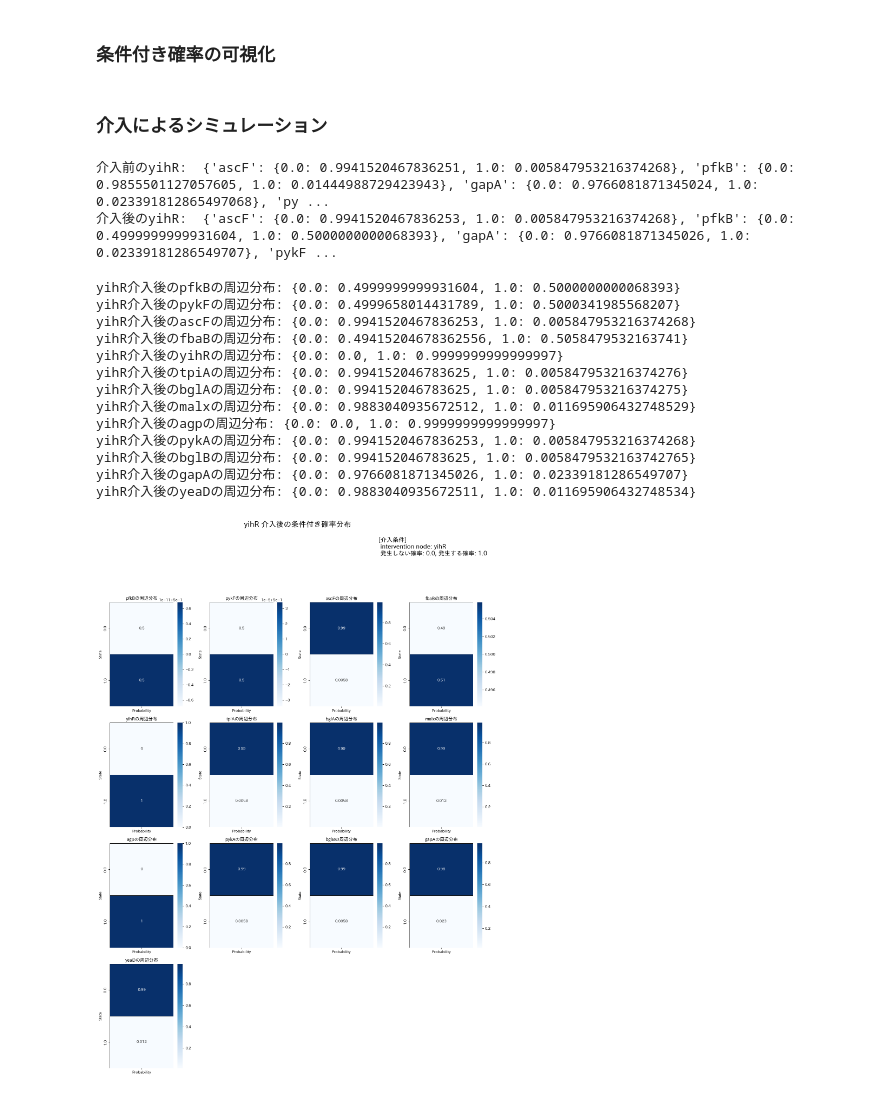
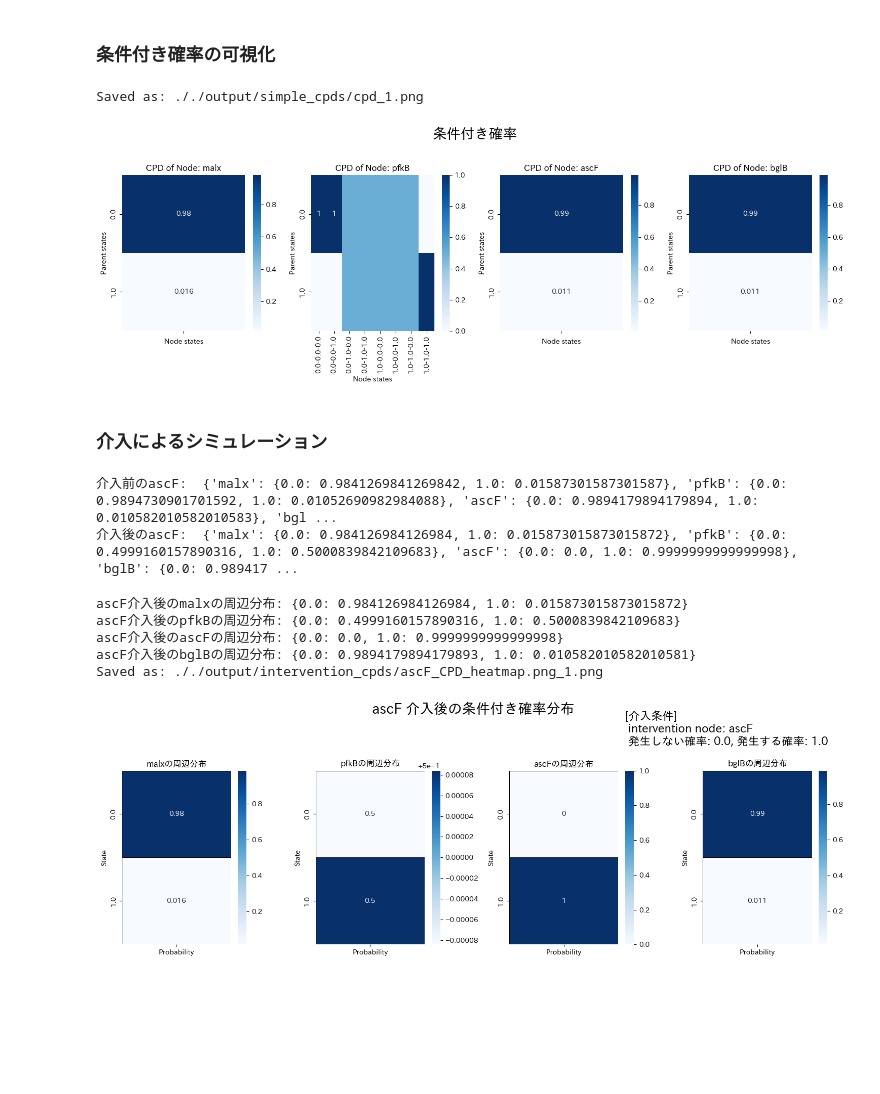
Before and after one commit to SanchanY/bn, a Jupyter notebook: work/bio_torch_CausalNext.ipynb, the cells around one changed output. Cells and saved outputs as stored; diff of their text form; code cells hidden in the pictures; blank space fills up the shorter version.

```diff
--- a/work/bio_torch_CausalNext.ipynb
+++ b/work/bio_torch_CausalNext.ipynb
@@ -198,7 +210,7 @@ print(study.best_params)
 ### 構造学習
 # %%
 # 中間層の数
-num_of_mid = 3
+num_of_mid = 2
 # 構造学習実行
 loss_value, best_sm = Learning(num_of_mid, study, normalized_df)
 
@@ -358,3 +332,39 @@ yeaD 1.0
+# %%
+# ノードの数に基づいてサブプロットの行と列の数を決定
+num_nodes = len(nodes)
+
+cols = 4  # 1行に表示するヒートマップの数
+rows = num_nodes // cols + (num_nodes % cols > 0)
+
+# サブプロットのグリッドを作成
+fig, axes = plt.subplots(rows, cols, figsize=(15, rows * 5))
+axes = axes.flatten()  # 1D配列に変換
+# ネットワークのタイトル
+plt.suptitle('条件付き確率', y=1.03, fontsize=20)
+
+for i, node in enumerate(nodes):
+    cpd = bn.cpds[node]
+    cpd_df = pd.DataFrame(cpd)
+
+    # 対応するサブプロットにヒートマップを描画
+    sns.heatmap(cpd_df, annot=True, cmap='Blues', ax=axes[i])
+    axes[i].set_title(f'CPD of Node: {node}')
+    axes[i].set_ylabel('Parent states' if cpd_df.shape[0] > 1 else 'State')
+    axes[i].set_xlabel('Node states')
+
+# 空のサブプロットを非表示にする
+for i in range(num_nodes, rows * cols):
+    axes[i // cols, i % cols].axis('off')
+
+plt.tight_layout()
+# 保存先指定
+file_path = create_filename('./output/simple_cpds/cpd')
+plt.savefig(file_path, format="png", dpi=300, bbox_inches='tight')
+
+print(f"Saved as: {file_path}")
+# %% [output]
+Saved as: ././output/simple_cpds/cpd_1.png
+[figure, added]
 # %% [markdown]
 ### 介入によるシミュレーション
 # %%
@@ -362,7 +372,7 @@ yeaD 1.0
 engine = InferenceEngine(bn)
 
 # 介入を行うノードとその状態を選択
-intervention_node = nodes[4]
+intervention_node = nodes[2]
 intervention_state_0 = 0.0  # 離散化された状態の例
 intervention_state_1 = 1.0  # 離散化された状態の例
 num_0 = 0.0  # 発生しない確率
@@ -381,8 +391,8 @@ print(f"介入後の{intervention_node}: ", engine.query())
 # 介入後の確率分布を確認
 marginals_after_intervention = engine.query()
 # %% [output]
-介入前のyihR:  {'ascF': {0.0: 0.9941520467836251, 1.0: 0.005847953216374268}, 'pfkB': {0.0: 0.9855501127057605, 1.0: 0.01444988729423943}, 'gapA': {0.0: 0.9766081871345024, 1.0: 0.023391812865497068}, 'py ...
-介入後のyihR:  {'ascF': {0.0: 0.9941520467836253, 1.0: 0.005847953216374268}, 'pfkB': {0.0: 0.4999999999931604, 1.0: 0.5000000000068393}, 'gapA': {0.0: 0.9766081871345026, 1.0: 0.02339181286549707}, 'pykF ...
+介入前のascF:  {'malx': {0.0: 0.9841269841269842, 1.0: 0.01587301587301587}, 'pfkB': {0.0: 0.9894730901701592, 1.0: 0.01052690982984088}, 'ascF': {0.0: 0.9894179894179894, 1.0: 0.010582010582010583}, 'bgl ...
+介入後のascF:  {'malx': {0.0: 0.984126984126984, 1.0: 0.015873015873015872}, 'pfkB': {0.0: 0.4999160157890316, 1.0: 0.5000839842109683}, 'ascF': {0.0: 0.0, 1.0: 0.9999999999999998}, 'bglB': {0.0: 0.989417 ...
 # %%
 # 結果を表示
 for node in nodes:
@@ -392,46 +402,42 @@ for node in nodes:
 num_nodes = len(nodes)
 cols = 4  # 1行に表示するヒートマップの数
 rows = num_nodes // cols + (num_nodes % cols > 0)
 
 # サブプロットを作成
 fig, axs = plt.subplots(rows, cols, figsize=(15, rows * 5))
 plt.suptitle(f'{intervention_node} 介入後の条件付き確率分布', y=1.03, fontsize=20)
 # 介入の条件を表示
 plt.figtext(0.7, 1.0, f'[介入条件] \n {intervention_condition}', ha='left', va='top', fontsize=16)
 
 for i, node in enumerate(nodes):
     cpd_dict = engine.query()[node]
     cpd_df = pd.DataFrame(list(cpd_dict.items()), columns=['State', 'Probability'])
 
     # 現在のサブプロットを取得
     ax = axs[i // cols, i % cols] if rows > 1 else axs[i]
 
     # ヒートマップを描画
     sns.heatmap(cpd_df.set_index('State'), annot=True, cmap='Blues', linecolor='black', linewidths=0.5, ax=ax)
     ax.set_title(f'{node}の周辺分布')
     ax.set_xlabel('')
     ax.set_ylabel('State')
 
 # 空のサブプロットを非表示にする
 for i in range(num_nodes, rows * cols):
     axs[i // cols, i % cols].axis('off')
 
 # レイアウトを調整
 plt.tight_layout(rect=[0, 0, 1, 0.92])  # rectパラメータで上部の空間を確保
-plt.savefig(f"./output/{intervention_node}_CPD_heatmap.png", format="png", dpi=300, bbox_inches='tight')
-plt.show()
+
+# 保存先指定
+file_path = create_filename(f"./output/intervention_cpds/{intervention_node}_CPD_heatmap.png")
+plt.savefig(file_path, format="png", dpi=300, bbox_inches='tight')
+
+print(f"Saved as: {file_path}")
 # %% [output]
-yihR介入後のpfkBの周辺分布: {0.0: 0.4999999999931604, 1.0: 0.5000000000068393}
-yihR介入後のpykFの周辺分布: {0.0: 0.4999658014431789, 1.0: 0.5000341985568207}
-yihR介入後のascFの周辺分布: {0.0: 0.9941520467836253, 1.0: 0.005847953216374268}
-yihR介入後のfbaBの周辺分布: {0.0: 0.49415204678362556, 1.0: 0.5058479532163741}
-yihR介入後のyihRの周辺分布: {0.0: 0.0, 1.0: 0.9999999999999997}
-yihR介入後のtpiAの周辺分布: {0.0: 0.994152046783625, 1.0: 0.005847953216374276}
-yihR介入後のbglAの周辺分布: {0.0: 0.994152046783625, 1.0: 0.005847953216374275}
-yihR介入後のmalxの周辺分布: {0.0: 0.9883040935672512, 1.0: 0.011695906432748529}
-yihR介入後のagpの周辺分布: {0.0: 0.0, 1.0: 0.9999999999999997}
-yihR介入後のpykAの周辺分布: {0.0: 0.9941520467836253, 1.0: 0.005847953216374268}
-yihR介入後のbglBの周辺分布: {0.0: 0.994152046783625, 1.0: 0.0058479532163742765}
-yihR介入後のgapAの周辺分布: {0.0: 0.9766081871345026, 1.0: 0.02339181286549707}
-yihR介入後のyeaDの周辺分布: {0.0: 0.9883040935672511, 1.0: 0.011695906432748534}
+ascF介入後のmalxの周辺分布: {0.0: 0.984126984126984, 1.0: 0.015873015873015872}
+ascF介入後のpfkBの周辺分布: {0.0: 0.4999160157890316, 1.0: 0.5000839842109683}
+ascF介入後のascFの周辺分布: {0.0: 0.0, 1.0: 0.9999999999999998}
+ascF介入後のbglBの周辺分布: {0.0: 0.9894179894179893, 1.0: 0.010582010582010581}
+Saved as: ././output/intervention_cpds/ascF_CPD_heatmap.png_1.png
-[figure, old version]
+[figure, new version]
```
Also changed, not shown: parts of 11 cells of this notebook, 41 other files.
